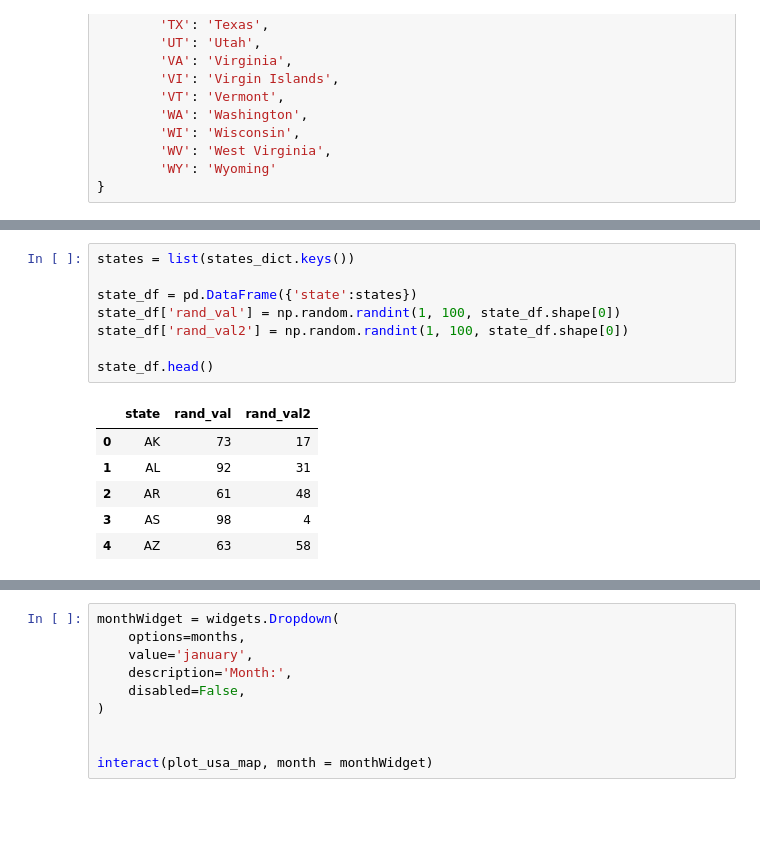
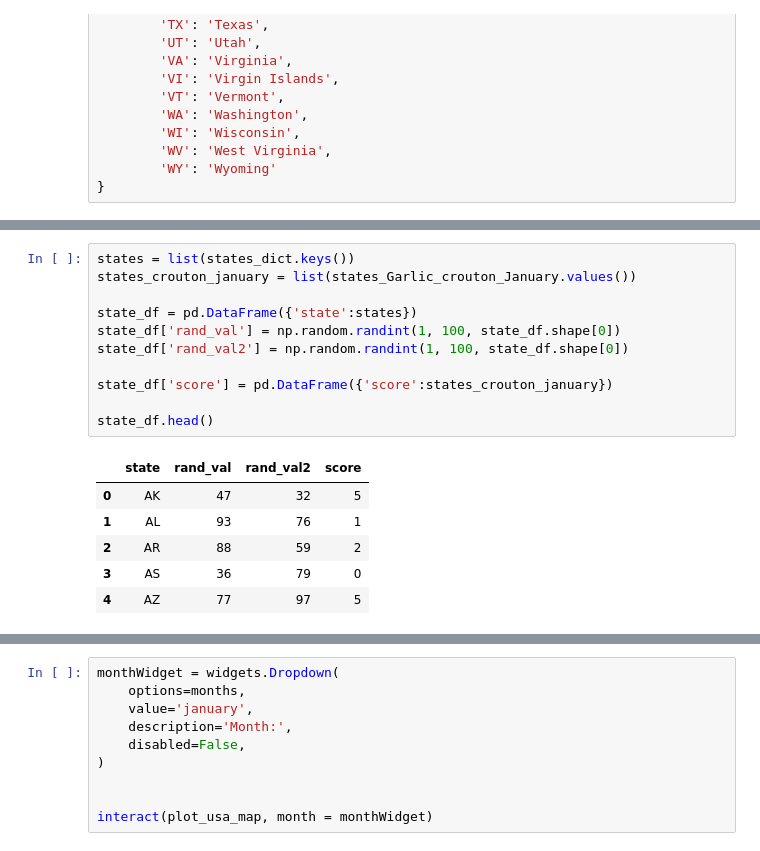
Before and after one commit to csbenz/ada, a Jupyter notebook: project/Project.ipynb, the cells around one changed output, grey strips where cells are left out. Cells and saved outputs as stored; diff of their text form; blank space fills up the shorter version.

```diff
--- a/project/Project.ipynb
+++ b/project/Project.ipynb
@@ -852,18 +935,21 @@ states_dict = {
 # %%
 states = list(states_dict.keys())
+states_crouton_january = list(states_Garlic_crouton_January.values())
 
 state_df = pd.DataFrame({'state':states})
 state_df['rand_val'] = np.random.randint(1, 100, state_df.shape[0])
 state_df['rand_val2'] = np.random.randint(1, 100, state_df.shape[0])
 
+state_df['score'] = pd.DataFrame({'score':states_crouton_january})
+
 state_df.head()
 # %% [output]
-|  | state | rand_val | rand_val2 |
-| 0 | AK | 73 | 17 |
-| 1 | AL | 92 | 31 |
-| 2 | AR | 61 | 48 |
-| 3 | AS | 98 | 4 |
-| 4 | AZ | 63 | 58 |
+|  | state | rand_val | rand_val2 | score |
+| 0 | AK | 47 | 32 | 5 |
+| 1 | AL | 93 | 76 | 1 |
+| 2 | AR | 88 | 59 | 2 |
+| 3 | AS | 36 | 79 | 0 |
+| 4 | AZ | 77 | 97 | 5 |
 # %%
 
 def plot_usa_map(month):
```
Also changed, not shown: parts of 5 cells of this notebook, 4 other files.
